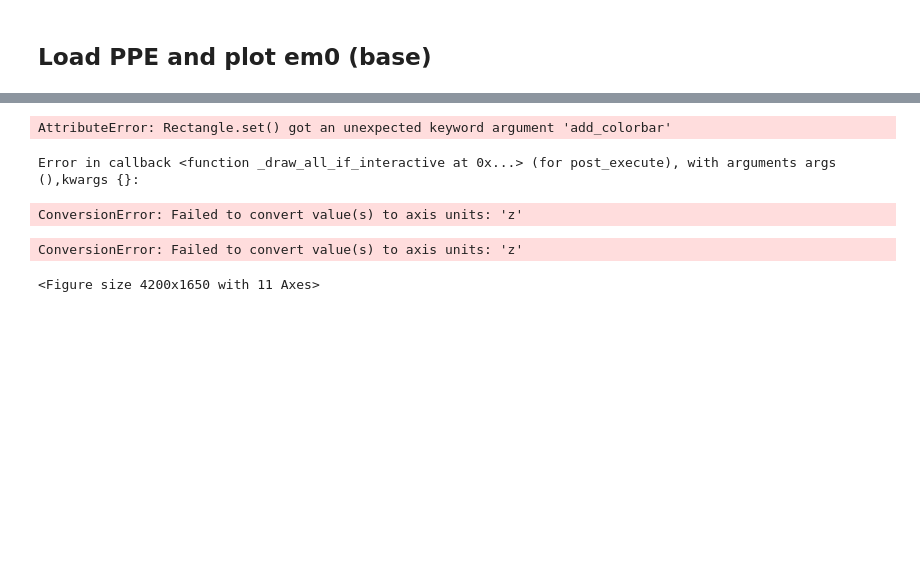
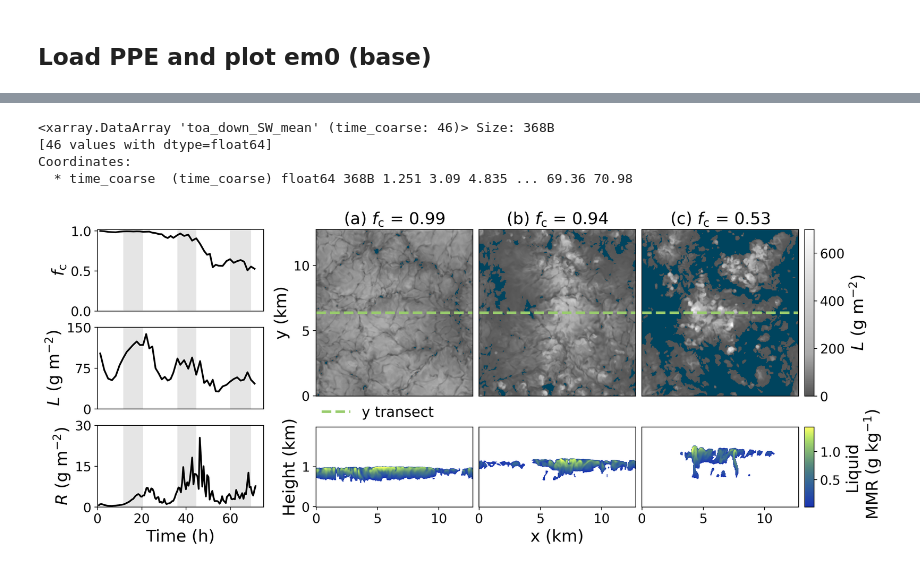
Before and after one commit to eers1/sct_monc, a Jupyter notebook: base_simulation.ipynb, the cells around one changed output, grey strips where cells are left out. Drawn from its saved outputs; the diff is of its cells as text; code cells hidden in the pictures; blank space fills up the shorter version.

```diff
--- a/base_simulation.ipynb
+++ b/base_simulation.ipynb
@@ -36,3 +42,10 @@ ppe.em0.ds["z"] = ppe.em0.ds.z*1e-3
+# %%
+ppe.em0.ds.toa_down_SW_mean
+# %% [output]
+<xarray.DataArray 'toa_down_SW_mean' (time_coarse: 46)> Size: 368B
+[46 values with dtype=float64]
+Coordinates:
+  * time_coarse  (time_coarse) float64 368B 1.251 3.09 4.835 ... 69.36 70.98
 # %%
 fig = plt.figure(figsize=(14,5.5),dpi=300)
 
@@ -74,7 +87,7 @@ for a, i, letter in zip(top, indices, ['a','b','c']):
         a.yaxis.set_visible(False)
 
 for b, j in zip(bottom, indices):
-    data=ppe.em0.ds.q_cloud_liquid_mass[j,:128,:252].where(ppe.em0.ds.q_cloud_liquid_mass[j,:,128,:252]>1e-5)*1000
+    data=ppe.em0.ds.q_cloud_liquid_mass_3d_masked[j,:,:252]*1000
     c_obj2=data.plot(y='z',ax=b,add_colorbar=False,cmap=cmap1)
     b.set_title("")
 
@@ -87,35 +100,31 @@ for b, j in zip(bottom, indices):
 ax4.set_ylabel("Height (km)")
 ax5.set_xlabel("x (km)")
 ax1.set_ylabel("y (km)")
 
 c_obj=cm.ScalarMappable(norm=norm, cmap=cmap)
 cbar1=fig.colorbar(c_obj, cax=ax7, shrink=0.5, anchor=(0.0,0.91))
 cbar1.set_label('$\mathit{L}$ (g m$^{-2}$)')
 
 cbar2=fig.colorbar(c_obj2, cax=ax8, shrink=0.6, anchor=(0.0,0.91))
 cbar2.set_label('Liquid\n MMR (g kg$^{-1}$)',rotation=90)
 
 # Add patch for transect
 top[0].legend(loc=(0.0,-0.175),frameon=False)
 
 for ax, output, ylabel, ylims, yticks in zip([ax1_1, ax1_2, ax1_3], [ppe.em0.ds.cloud_frac, ppe.em0.ds.cloudy_lwp, ppe.em0.ds.rwp*1e3],
                                     ["$\mathit{f}_\mathrm{c}$", "$\mathit{L}$ (g m$^{-2}$)", "$\mathit{R}$ (g m$^{-2}$)"], [(0,1.02),(0,150),(0,30)],
                                     [[0.0,0.5,1.0], [0,75,150],[0,15,30]]):
     cl.add_diurnal(ppe.em0.ds, ax, ylims)
     ax.set_ylim(ylims)
     ax.yaxis.set_ticks(yticks)
     ax.set_xlim((0,75))
     output.plot(ax=ax, c='black', linewidth=2)
     ax.set_ylabel(ylabel)
     ax.set_xlabel("Time (h)")
     if ax!=ax1_3:
         ax.xaxis.set_visible(False)
 
 fig.savefig("figures/base_simulation.pdf", facecolor='white', dpi=300)
 fig.savefig("figures/base_simulation.png", facecolor='white', dpi=300)
 # %% [output]
-AttributeError: Rectangle.set() got an unexpected keyword argument 'add_colorbar'
-Error in callback <function _draw_all_if_interactive at 0x...> (for post_execute), with arguments args (),kwargs {}:
-ConversionError: Failed to convert value(s) to axis units: 'z'
-ConversionError: Failed to convert value(s) to axis units: 'z'
-<Figure size 4200x1650 with 11 Axes>
+[figure, added]
```
Also changed, not shown: parts of 3 cells of this notebook, 3 other files.
